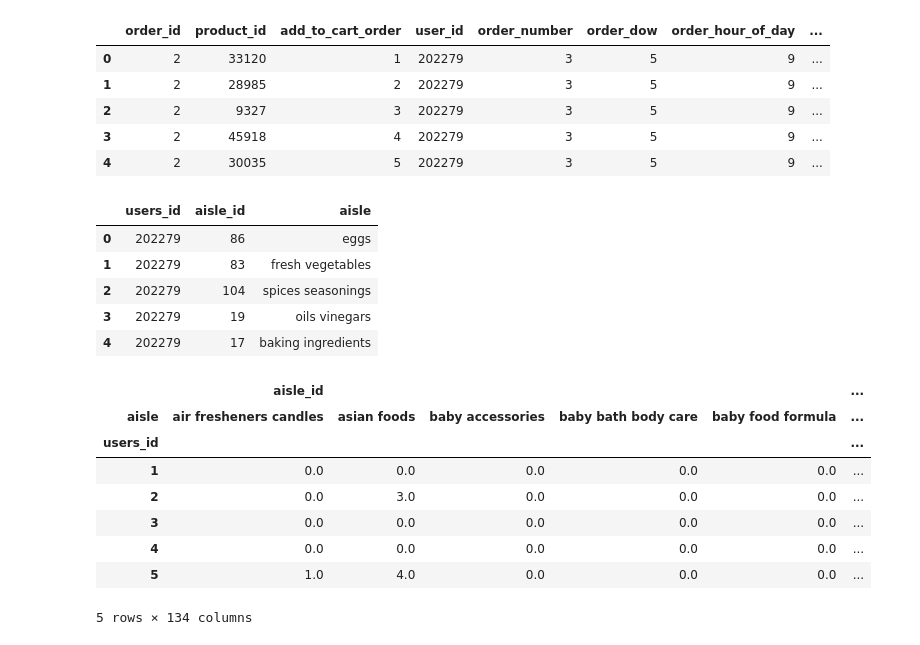
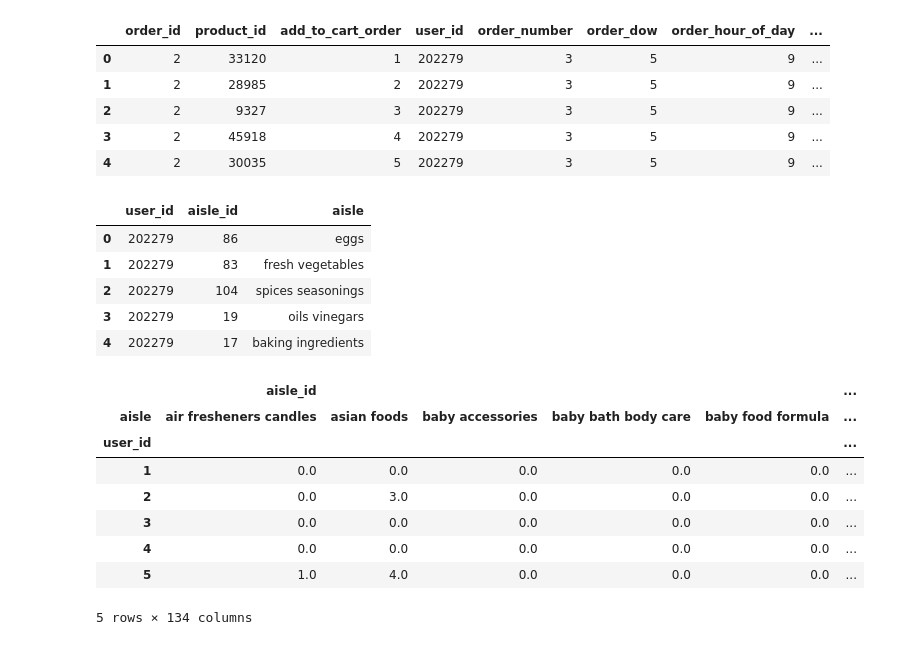
Before and after one commit to SebastienW71/customerAnalysis, a Jupyter notebook: Customer_Segmentation_Lab.ipynb, the cells around one changed output. Cells and saved outputs as stored; diff of their text form; code cells hidden in the pictures.

```diff
--- a/Customer_Segmentation_Lab.ipynb
+++ b/Customer_Segmentation_Lab.ipynb
@@ -42,13 +44,13 @@ joint.head()
 | 4 | 2 | 30035 | 5 | 202279 | 3 | 5 | 9 | ... |
 # %%
 df_joint = pd.DataFrame({
-    'users_id' : joint['user_id'],
+    'user_id' : joint['user_id'],
     'aisle_id' : joint['aisle_id']
 })
 df_joint01 = df_joint.merge(aisles, on = 'aisle_id', how = 'left')
 df_joint01.head()
 # %% [output]
-|  | users_id | aisle_id | aisle |
+|  | user_id | aisle_id | aisle |
 | 0 | 202279 | 86 | eggs |
 | 1 | 202279 | 83 | fresh vegetables |
 | 2 | 202279 | 104 | spices seasonings |
@@ -58,7 +60,7 @@ df_joint01.head()
 #pivot the table:
 #df_joint02 = df_joint01.drop(['aisle_id'], axis = 1)
 new_df = pd.pivot_table(df_joint01,
-                   index = ['users_id'],
+                   index = ['user_id'],
                    columns = ['aisle'],
                    aggfunc = 'count')
 new_df = new_df.fillna(0)
@@ -66,7 +68,7 @@ new_df.head()
 # %% [output]
 |  | aisle_id |  |  |  |  | ... |
 | aisle | air fresheners candles | asian foods | baby accessories | baby bath body care | baby food formula | ... |
-| users_id |  |  |  |  |  | ... |
+| user_id |  |  |  |  |  | ... |
 | 1 | 0.0 | 0.0 | 0.0 | 0.0 | 0.0 | ... |
 | 2 | 0.0 | 3.0 | 0.0 | 0.0 | 0.0 | ... |
 | 3 | 0.0 | 0.0 | 0.0 | 0.0 | 0.0 | ... |
```
Also changed, not shown: parts of 66 cells of this notebook.
